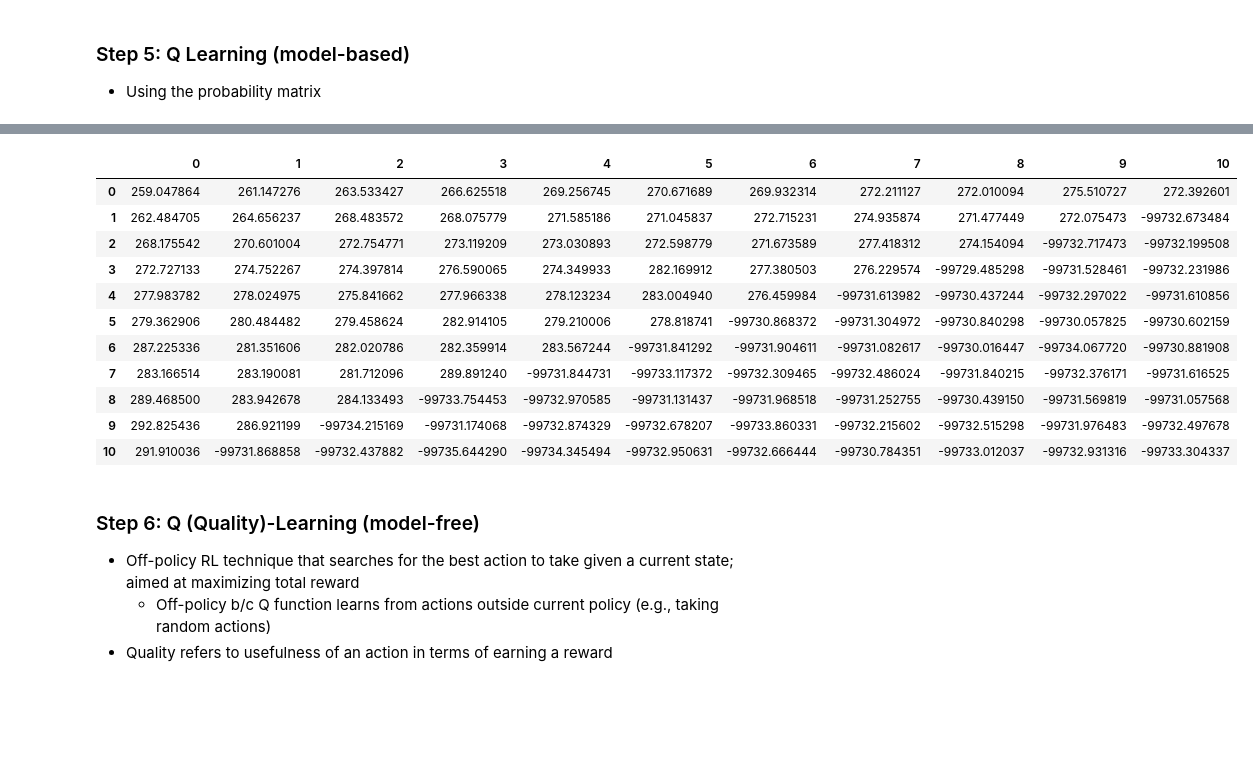
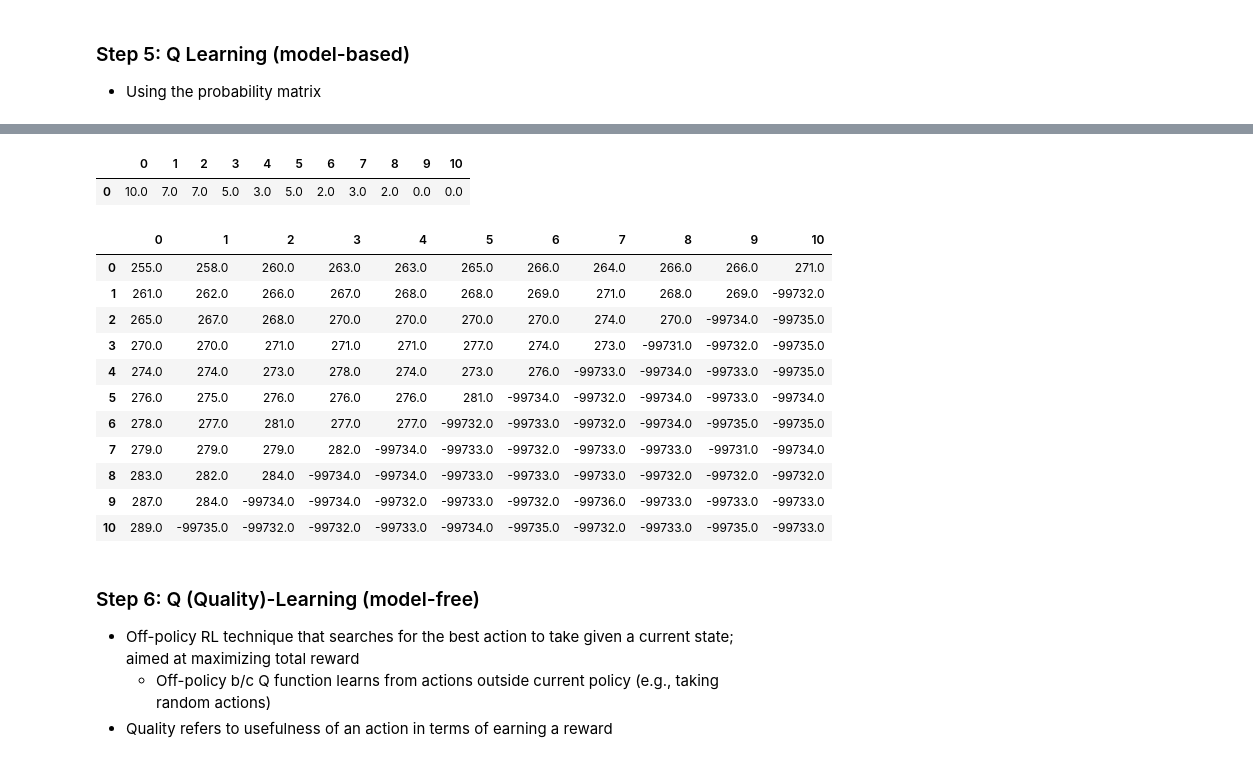
Before and after one commit to targoons/gym-inventory, a Jupyter notebook: gym_analysis_Group6.ipynb, the cells around one changed output, grey strips where cells are left out. Saved outputs shown, nothing was run; the diff lists cells and outputs as text; code cells hidden in the pictures; blank space fills up the shorter version.

```diff
--- a/gym_analysis_Group6.ipynb
+++ b/gym_analysis_Group6.ipynb
@@ -633,6 +633,7 @@ def value_iteration(P_t,RR,t=600):
 
   return v,d
 # %%
+P_t,RR,demand_list = transition_prob(InventoryEnv())
 v,d=value_iteration(P_t,RR)
 # %%
 value_df = pd.DataFrame(v)
@@ -805,7 +757,7 @@ array([[0.0662, 0.0668, 0.109 , 0.146 , 0.1761, 0.1665, 0.1438, 0.084 ,
 # maximum number of transitions (=maximum number of simulations -1)
 
 
-def val_iter_sim(P_mat,RR,T=1000,Tmax=1000):
+def val_iter_sim(P_mat,RR,T=100,Tmax=100):
   K,N,M = P_t.shape
   # compute the expected reward (immediate)
   q = np.zeros((K,N,1),dtype=np.float64)
@@ -938,18 +871,23 @@ policy_df
+# %%
+pd.DataFrame(d.T)
+# %% [output]
+|  | 0 | 1 | 2 | 3 | 4 | 5 | 6 | 7 | 8 | 9 | 10 |
+| 0 | 10.0 | 7.0 | 7.0 | 5.0 | 3.0 | 5.0 | 2.0 | 3.0 | 2.0 | 0.0 | 0.0 |
 # %%
-pd.DataFrame(Q)
+pd.DataFrame(Q).apply(round)
 # %% [output]
 |  | 0 | 1 | 2 | 3 | 4 | 5 | 6 | 7 | 8 | 9 | 10 |
-| 0 | 259.047864 | 261.147276 | 263.533427 | 266.625518 | 269.256745 | 270.671689 | 269.932314 | 272.211127 | 272.010094 | 275.510727 | 272.392601 |
-| 1 | 262.484705 | 264.656237 | 268.483572 | 268.075779 | 271.585186 | 271.045837 | 272.715231 | 274.935874 | 271.477449 | 272.075473 | -99732.673484 |
-| 2 | 268.175542 | 270.601004 | 272.754771 | 273.119209 | 273.030893 | 272.598779 | 271.673589 | 277.418312 | 274.154094 | -99732.717473 | -99732.199508 |
-| 3 | 272.727133 | 274.752267 | 274.397814 | 276.590065 | 274.349933 | 282.169912 | 277.380503 | 276.229574 | -99729.485298 | -99731.528461 | -99732.231986 |
-| 4 | 277.983782 | 278.024975 | 275.841662 | 277.966338 | 278.123234 | 283.004940 | 276.459984 | -99731.613982 | -99730.437244 | -99732.297022 | -99731.610856 |
-| 5 | 279.362906 | 280.484482 | 279.458624 | 282.914105 | 279.210006 | 278.818741 | -99730.868372 | -99731.304972 | -99730.840298 | -99730.057825 | -99730.602159 |
-| 6 | 287.225336 | 281.351606 | 282.020786 | 282.359914 | 283.567244 | -99731.841292 | -99731.904611 | -99731.082617 | -99730.016447 | -99734.067720 | -99730.881908 |
-| 7 | 283.166514 | 283.190081 | 281.712096 | 289.891240 | -99731.844731 | -99733.117372 | -99732.309465 | -99732.486024 | -99731.840215 | -99732.376171 | -99731.616525 |
-| 8 | 289.468500 | 283.942678 | 284.133493 | -99733.754453 | -99732.970585 | -99731.131437 | -99731.968518 | -99731.252755 | -99730.439150 | -99731.569819 | -99731.057568 |
-| 9 | 292.825436 | 286.921199 | -99734.215169 | -99731.174068 | -99732.874329 | -99732.678207 | -99733.860331 | -99732.215602 | -99732.515298 | -99731.976483 | -99732.497678 |
-| 10 | 291.910036 | -99731.868858 | -99732.437882 | -99735.644290 | -99734.345494 | -99732.950631 | -99732.666444 | -99730.784351 | -99733.012037 | -99732.931316 | -99733.304337 |
+| 0 | 255.0 | 258.0 | 260.0 | 263.0 | 263.0 | 265.0 | 266.0 | 264.0 | 266.0 | 266.0 | 271.0 |
+| 1 | 261.0 | 262.0 | 266.0 | 267.0 | 268.0 | 268.0 | 269.0 | 271.0 | 268.0 | 269.0 | -99732.0 |
+| 2 | 265.0 | 267.0 | 268.0 | 270.0 | 270.0 | 270.0 | 270.0 | 274.0 | 270.0 | -99734.0 | -99735.0 |
+| 3 | 270.0 | 270.0 | 271.0 | 271.0 | 271.0 | 277.0 | 274.0 | 273.0 | -99731.0 | -99732.0 | -99735.0 |
+| 4 | 274.0 | 274.0 | 273.0 | 278.0 | 274.0 | 273.0 | 276.0 | -99733.0 | -99734.0 | -99733.0 | -99735.0 |
+| 5 | 276.0 | 275.0 | 276.0 | 276.0 | 276.0 | 281.0 | -99734.0 | -99732.0 | -99734.0 | -99733.0 | -99734.0 |
+| 6 | 278.0 | 277.0 | 281.0 | 277.0 | 277.0 | -99732.0 | -99733.0 | -99732.0 | -99734.0 | -99735.0 | -99735.0 |
+| 7 | 279.0 | 279.0 | 279.0 | 282.0 | -99734.0 | -99733.0 | -99732.0 | -99733.0 | -99733.0 | -99731.0 | -99734.0 |
+| 8 | 283.0 | 282.0 | 284.0 | -99734.0 | -99734.0 | -99733.0 | -99733.0 | -99733.0 | -99732.0 | -99732.0 | -99732.0 |
+| 9 | 287.0 | 284.0 | -99734.0 | -99734.0 | -99732.0 | -99733.0 | -99732.0 | -99736.0 | -99733.0 | -99733.0 | -99733.0 |
+| 10 | 289.0 | -99735.0 | -99732.0 | -99732.0 | -99733.0 | -99734.0 | -99735.0 | -99732.0 | -99733.0 | -99735.0 | -99733.0 |
 # %% [markdown]
 ### Step 6: Q (Quality)-Learning (model-free)
  - Off-policy RL technique that searches for the best action to take given a current state; aimed at maximizing total reward
```
Also changed, not shown: parts of 47 cells of this notebook.
